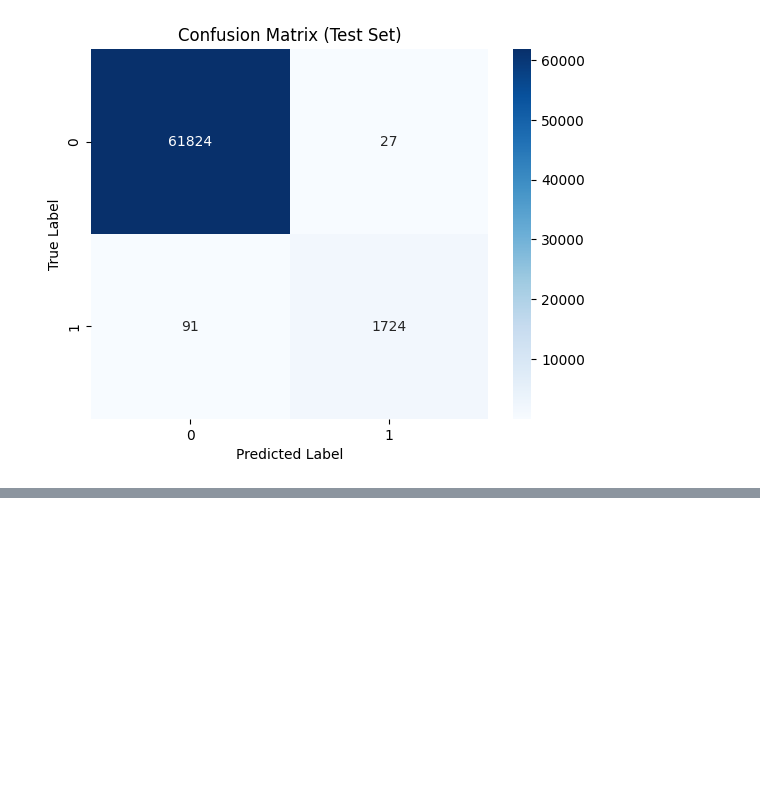
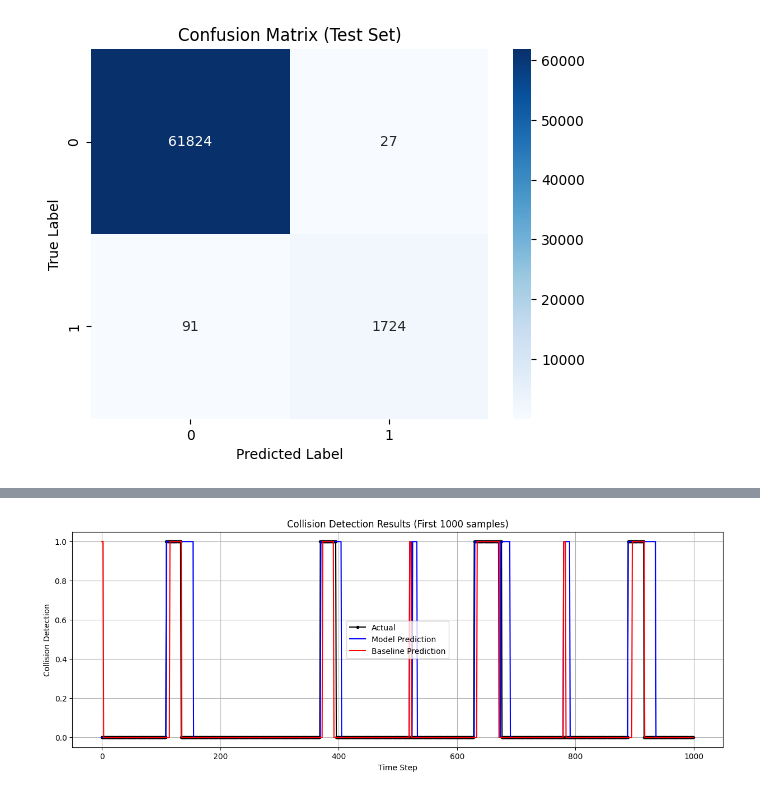
Before and after one commit to yblee1223/RobotCollisionDetection, a Jupyter notebook: src/final.ipynb, the cells around one changed output, grey strips where cells are left out. Cells and saved outputs as stored; diff of their text form; code cells hidden in the pictures; blank space fills up the shorter version.

Commit message:
ADD: model save

```diff
--- a/src/final.ipynb
+++ b/src/final.ipynb
@@ -686,3 +714,7 @@ class aDDCalcualtor:
 
     def counter(self):
         self.timer += self.dt
+
+    def over20(self):
+        if self.Delaytime is None:
+            self.Delaytime = 20
@@ -719,10 +720,0 @@ aDD is 0.01851063829787235
-# %%
-# real time data process
-FPs = 0
-for i, data in enumerate(df_test.values):
-    data = df_test.iloc[i]
-    is_collision = detector.detect(data)
-    if is_collision:
-        print(f'collision {i} index')
-        FPs += 1
-print(FPs)
@@ -790,45 +843,43 @@ def calculate_collision_index(df, e, n_joints=6):
 # %%
-# comparation baseline and data based model
-DelayedTimes_model = []
-DelayedTimes_baseline = []
+# 결과 저장
+results = {
+    'model': y_pred_model,
+    'baseline': y_pred_baseline,
+    'real': y,
+    'times': np.arange(len(y))
+}
 
+# 결과 시각화 (처음 1000개 데이터포인트만)
+plt.figure(figsize=(15, 5))
+plt.plot(results['times'][:1000], results['real'][:1000], label='Actual', color='black', marker='.')
+plt.plot(results['times'][:1000], results['model'][:1000], label='Model Prediction', color='blue')
+plt.plot(results['times'][:1000], results['baseline'][:1000], label='Baseline Prediction', color='red')
+plt.xlabel('Time Step')
+plt.ylabel('Collision Detection')
+plt.title('Collision Detection Results (First 1000 samples)')
+plt.legend()
+plt.grid(True)
+plt.show()
 
-detector_model = RealTimeCollisionDetector(model, scale_model, threshold=0.5)
-detector_baseline =
+# 첫 번째 충돌 주변 구간 시각화 (충돌 전후 100 타임스텝)
+collision_idx = next(i for i, v in enumerate(results['real']) if v == 1)
+start_idx = max(0, collision_idx - 100)
+end_idx = min(len(results['real']), collision_idx + 100)
 
-DFs = 0
-DelayedTimes = []
-
-for i, df in enumerate(df_coll_test.values()):
-    # DFs
-    DFs_flag_model = 1
-    DFs_flag_baseline = 1
-
-    # aDD
-    clock_model = aDDCalcualtor()
-    clock_baseline = aDDCalcualtor()
-
-    for j, data in enumerate(df.values):
-        data = df.iloc[j]
-        label = data['collision_index']
-
-
-
-        label_pred_model = detector_model.detect(data)
-        label_pred_baseline = detector_baseline.
-
-        clock_model.detect(label, label_pred_model)
-        clock_baseline.detect(label, label_pred_baseline)
-
-        if label_pred and flag:
-            # print(f"{i} test file Collision is detected!")
-            flag = 0
-    # print(f"{i} test file delay time is {clock.Delaytime}")
-    if clock.Delaytime == None:
-        clock.Delaytime = 20
-    DelayedTimes.append(clock.Delaytime)
-    if flag==1:
-        print(f"{i+1} test file Collision Detection Fail!")
-        DFs += 1
-aDD = sum(DelayedTimes) / len(DelayedTimes)
-print(f"aDD is {aDD}")
+plt.figure(figsize=(15, 5))
+plt.plot(results['times'][start_idx:end_idx], results['real'][start_idx:end_idx],
+         label='Actual', color='black')
+plt.plot(results['times'][start_idx:end_idx], results['model'][start_idx:end_idx],
+         label='Model Prediction', color='blue')
+plt.plot(results['times'][start_idx:end_idx], results['baseline'][start_idx:end_idx],
+         label='Baseline Prediction', color='red')
+plt.axvline(x=results['times'][collision_idx], color='green', linestyle='--',
+            label='Collision Point')
+plt.xlabel('Time Step')
+plt.ylabel('Collision Detection')
+plt.title('Collision Detection Results Around First Collision')
+plt.legend()
+plt.grid(True)
+plt.show()
+# %% [output]
+[figure, added]
```
Also changed, not shown: parts of 17 cells of this notebook, 1 other file.
